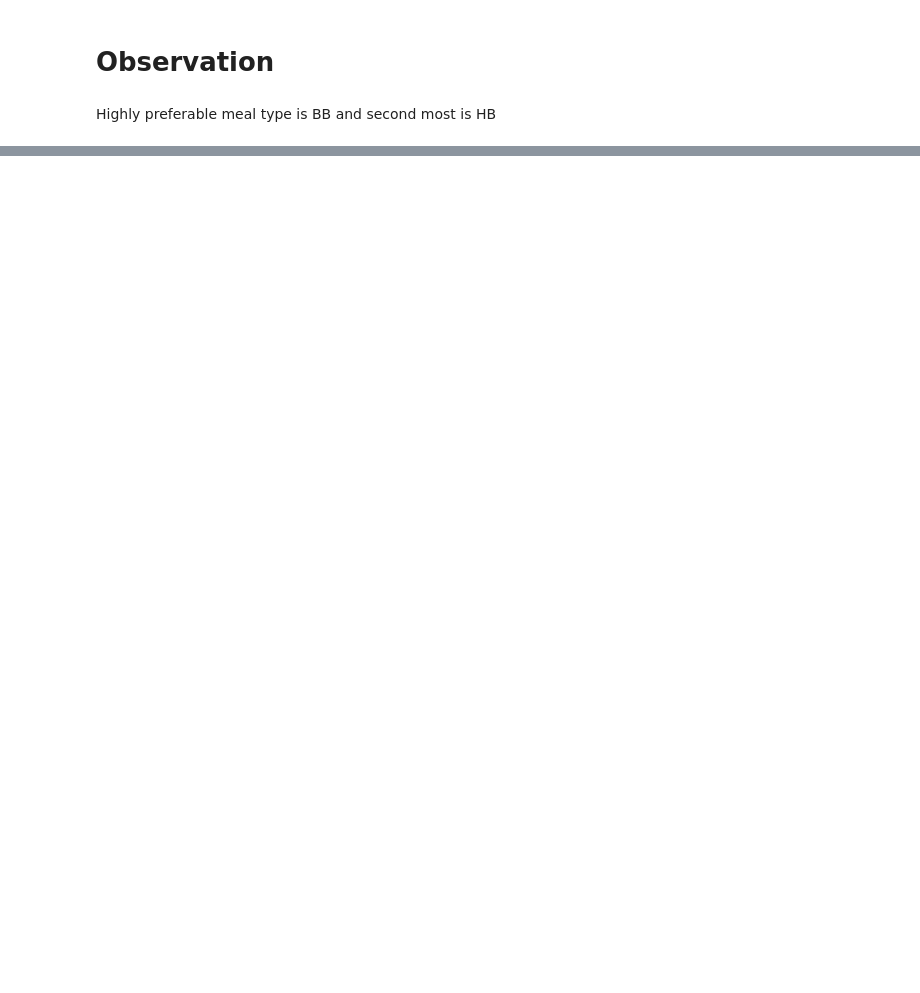
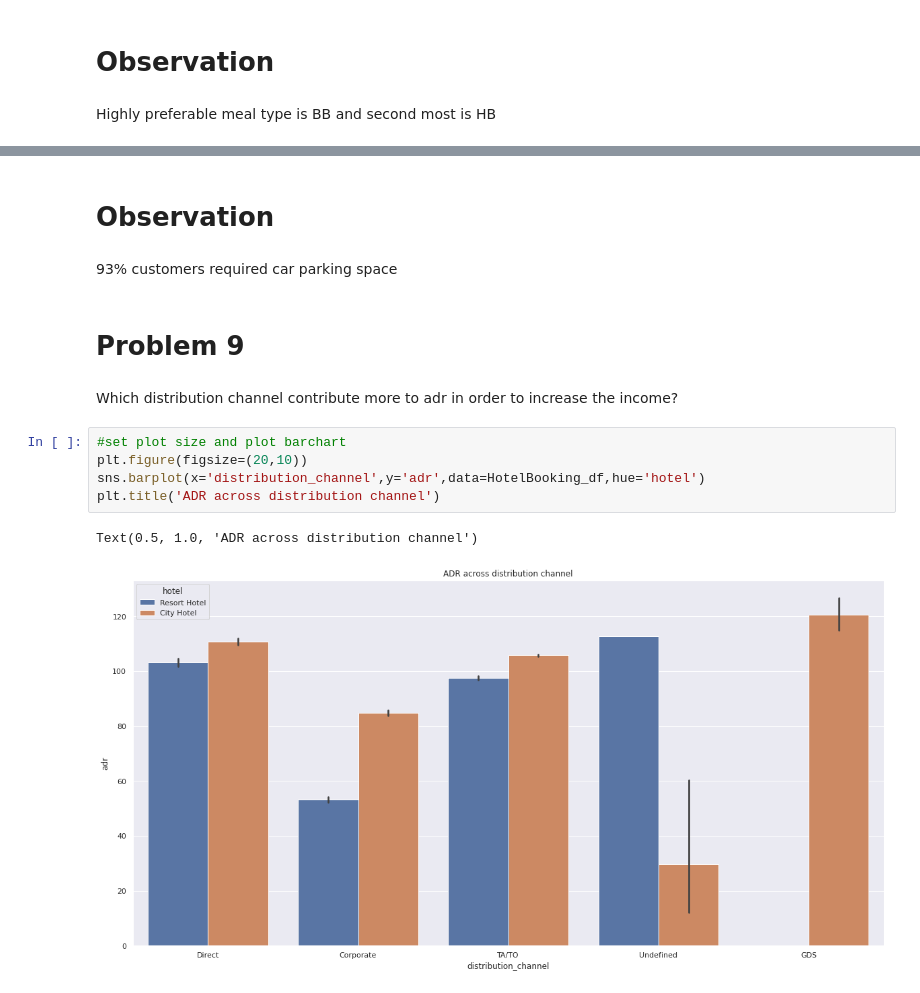
Before and after one commit to Riyago/Hotel-Booking-Analysis, a Jupyter notebook: Copy_of_Hotel_Booking_Analysis_Capstone_Project.ipynb, the cells around one changed output, grey strips where cells are left out. Drawn from its saved outputs; the diff is of its cells as text; blank space fills up the shorter version.

```diff
--- a/Copy_of_Hotel_Booking_Analysis_Capstone_Project.ipynb
+++ b/Copy_of_Hotel_Booking_Analysis_Capstone_Project.ipynb
@@ -420,0 +534,16 @@ Highly preferable meal type is BB and second most is HB
+# %% [markdown]
+# Observation
+# %% [markdown]
+93% customers required car parking space
+# %% [markdown]
+# Problem 9
+# %% [markdown]
+Which distribution channel contribute more to adr in order to increase the income?
+# %%
+#set plot size and plot barchart
+plt.figure(figsize=(20,10))
+sns.barplot(x='distribution_channel',y='adr',data=HotelBooking_df,hue='hotel')
+plt.title('ADR across distribution channel')
+# %% [output]
+Text(0.5, 1.0, 'ADR across distribution channel')
+[figure, added]
```
Also changed, not shown: parts of 35 cells of this notebook.
